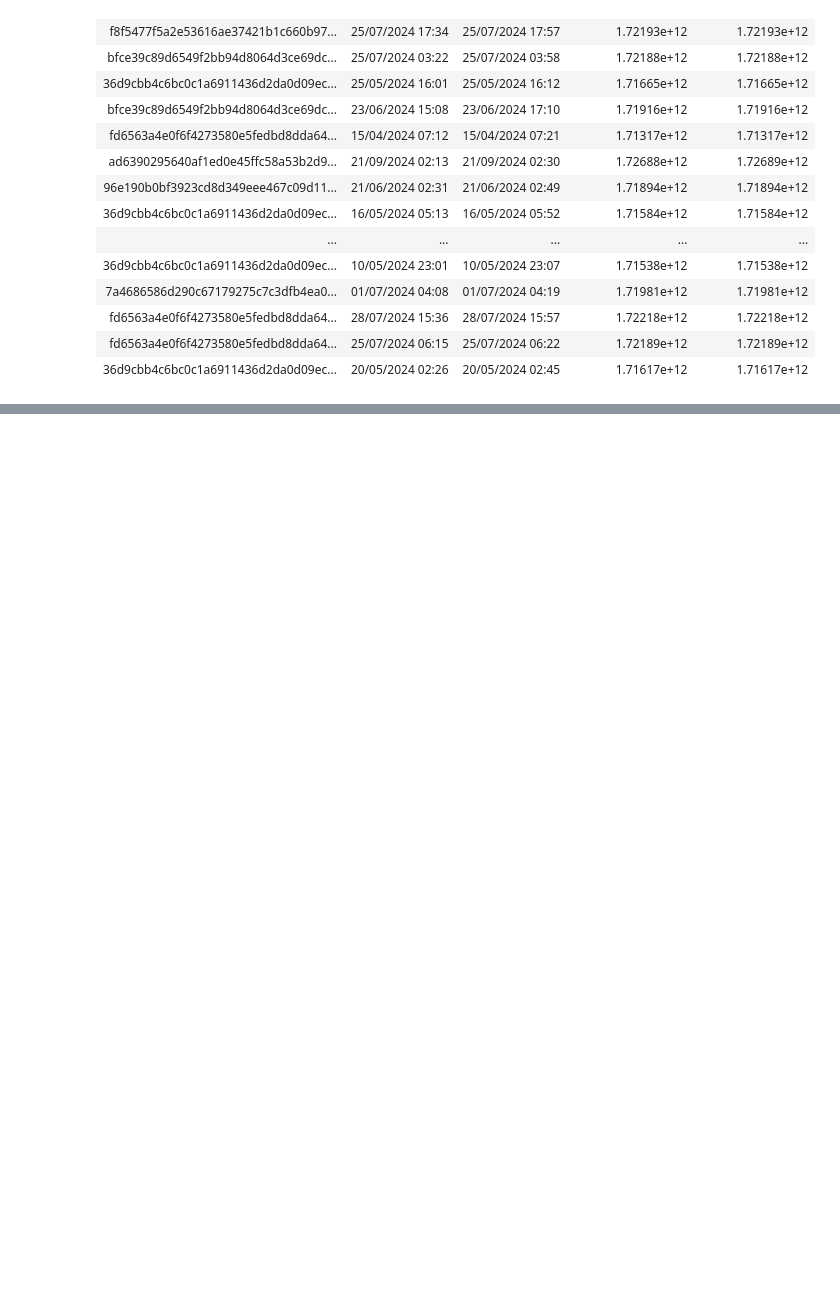
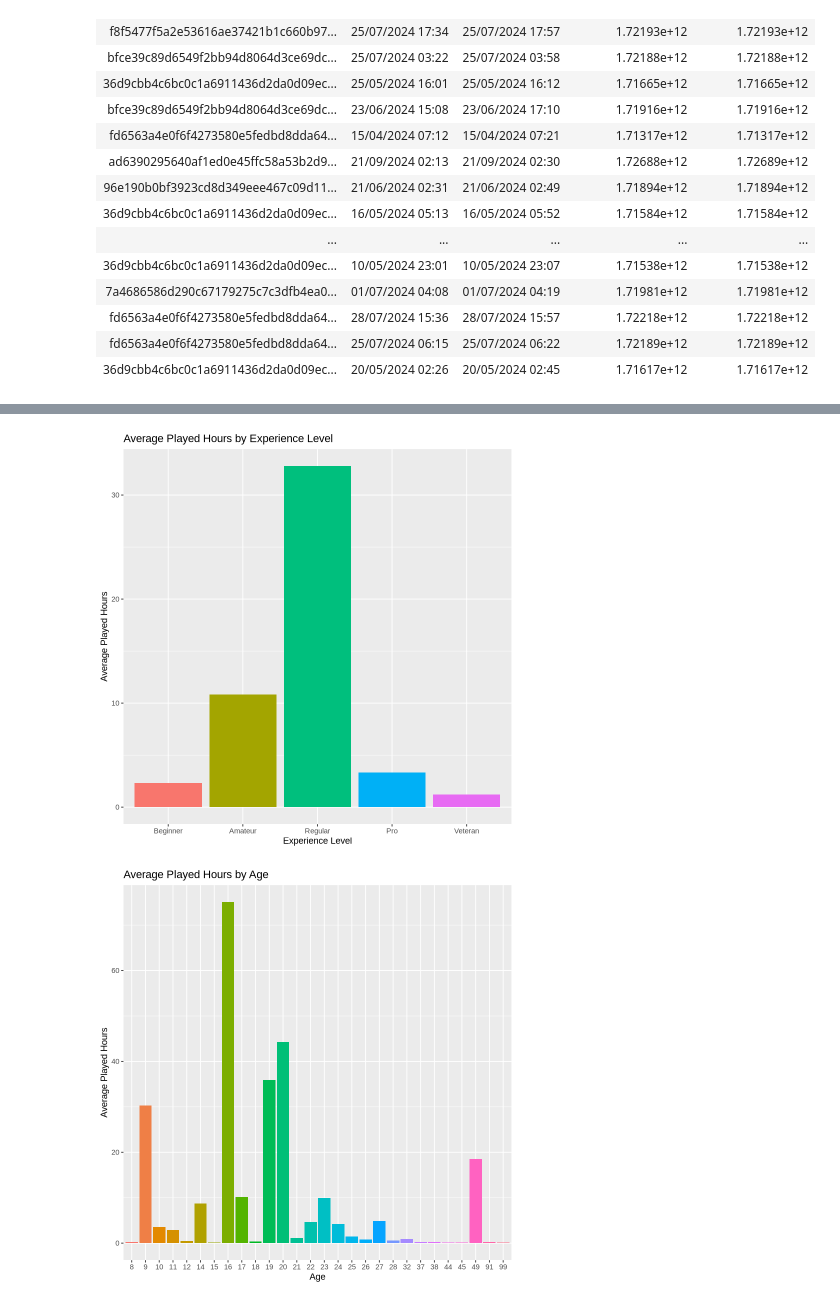
Before and after one commit to harpreeto6/Data_Science_Project, a Jupyter notebook: Minecraft_Analysis.ipynb, the cells around one changed output, grey strips where cells are left out. Saved outputs shown, nothing was run; the diff lists cells and outputs as text; code cells hidden in the pictures; blank space fills up the shorter version.

```diff
--- a/Minecraft_Analysis.ipynb
+++ b/Minecraft_Analysis.ipynb
@@ -160,3 +158,39 @@ A data.frame: 111 × 7
 | FALSE | 0.3 | Pascal | Male | 22 | 1 | 5 |
 | FALSE | 2.3 | Harlow | Male | 17 | 6 | 2 |
 | TRUE | 0.2 | Ahmed | Other | 91 | 1 | 4 |
+# %%
+
+
+#  average played_hours by experience level
+avg_played_hours <- merged_final |>
+  group_by(experience_numeric) |>
+  summarise(avg_played_hours = mean(played_hours, na.rm = TRUE), .groups = "drop")
+
+# Bar plot to visualize average played hours by experience level
+ggplot(avg_played_hours, aes(x = experience_numeric, y = avg_played_hours, fill = experience_numeric)) +
+  geom_bar(stat = "identity") +
+  labs(title = "Average Played Hours by Experience Level",
+       x = "Experience Level",
+       y = "Average Played Hours") +
+  scale_x_discrete(labels = c("Beginner", "Amateur", "Regular", "Pro", "Veteran")) +
+theme(legend.position = "none")
+
+
+
+ #avg age by hours
+avg_played_hours_by_age <- merged_final |>
+  group_by(age) |>
+  summarise(avg_played_hours = mean(played_hours, na.rm = TRUE))
+
+# Bar plot: Average Played Hours by Age
+ggplot(avg_played_hours_by_age, aes(x = age, y = avg_played_hours, fill = as.factor(age))) +
+  geom_bar(stat = "identity") +
+  labs(
+    title = "Average Played Hours by Age",
+    x = "Age",
+    y = "Average Played Hours"
+  ) +
+ theme(legend.position = "none")
+# %% [output]
+[figure, added]
+[figure, added]
```
Also changed, not shown: parts of 1 cell of this notebook.
